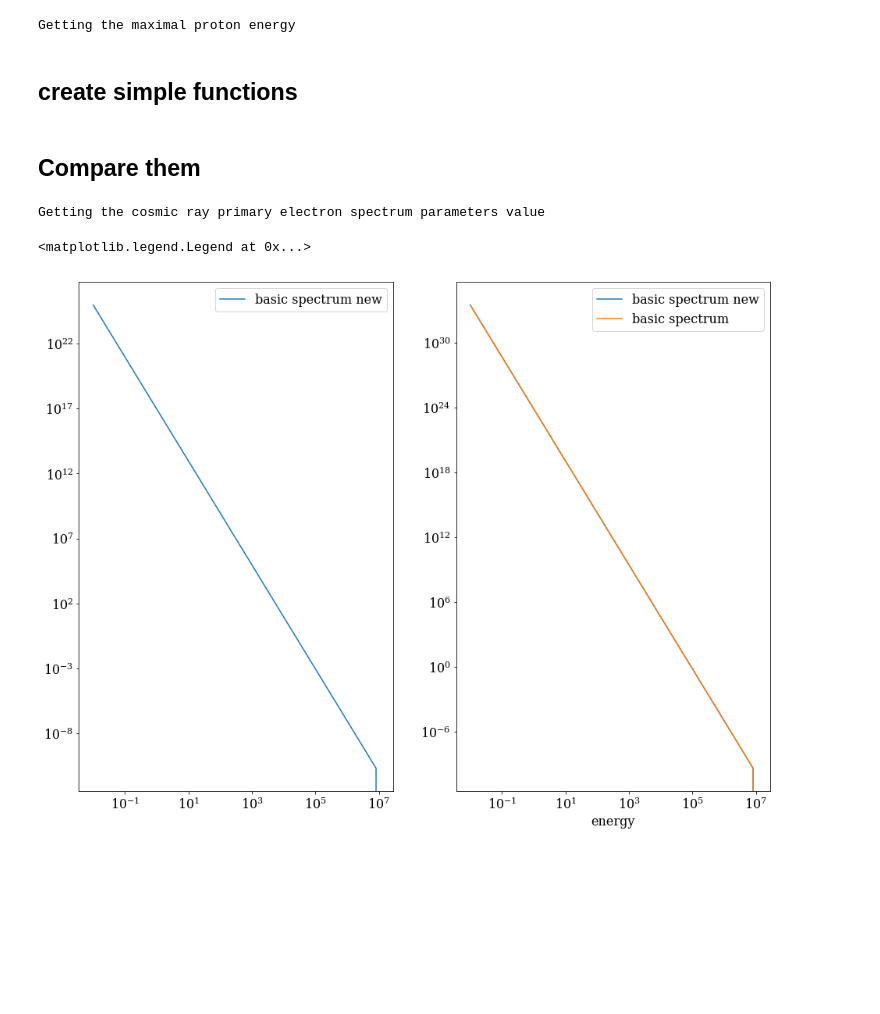
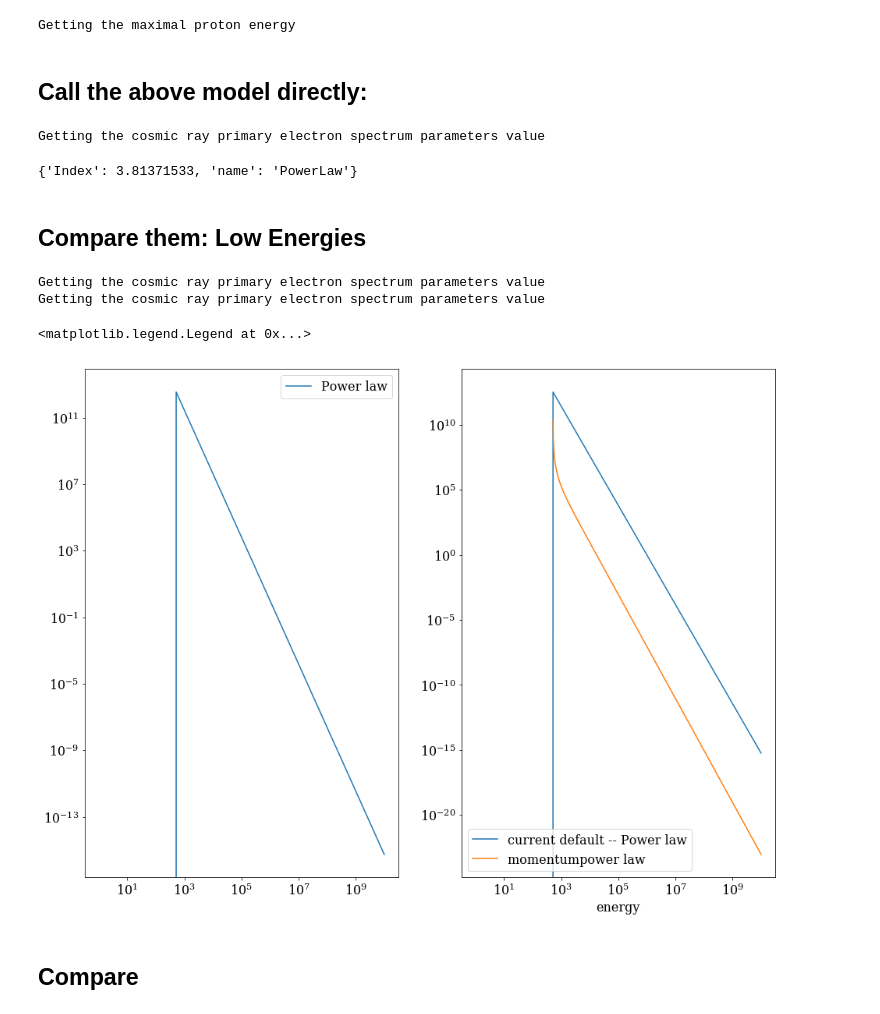
Before and after one commit to renlliang3/ClusterModel, a Jupyter notebook: notebook/HazalNotebooks/MomentumSpacePowerLaw.ipynb, the cells around one changed output. Cells and saved outputs as stored; diff of their text form; code cells hidden in the pictures; blank space fills up the shorter version.

Commit message:
Modified the Power law in momentum space and tested on the notebook

```diff
--- a/notebook/HazalNotebooks/MomentumSpacePowerLaw.ipynb
+++ b/notebook/HazalNotebooks/MomentumSpacePowerLaw.ipynb
@@ -51,7 +51,7 @@ Setting gNFW Planck coll. (2013) UPP.
 ## Set the spectrum model as the momentum space power law
 # %%
 
-clust.spectrum_cre1_model = {'name':  'MomentumPowerLaw', 'Index': 3.81371533}
+clust.spectrum_cre1_model = {'name':  'PowerLaw', 'Index': 3.81371533}
                              #2.3}
 
 
@@ -93,44 +96,56 @@ def momentumpowerlaw_model(energy_gev, k0 = 1, index= 3, E0=1.0):
     return fP*dP
 # %% [output]
 Getting the maximal proton energy
-# %% [markdown]
-## create simple functions
+# %% [markdown]
+## Call the above model directly:
 # %%
 
-def get_normed_spectrum_cre1(cl = clust , en = np.logspace(-2,7,100)*u.GeV):
-
-    se = cl._get_generic_spectrum(en, cl.spectrum_cre1_model)
+def get_cre1_powerlaw( en = np.logspace(-2,7,100)*u.eV):
+    '''For comparing/ sanity check, call energy power law
+    '''
+    clust.spectrum_cre1_model['name']='PowerLaw'
+    se = clust._get_generic_spectrum(en, clust.spectrum_cre1_model)
     se[en >Eemax] *= 0
     se[en <Eemin] *= 0
 
     return en, se*u.adu
 
 
-def get_powerlaw(en =np.logspace(-2, 7, 100)*u.GeV):
+def get_cre1_momentumpowerlaw(en =np.logspace(-2, 7, 100)*u.eV):
+    '''Call momentum power law from above
+    '''
     se = momentumpowerlaw_model(en)
     se[en >Eemax] *= 0
     se[en <Eemin] *= 0
 
     return en, se*u.adu
+# %%
+clust.spectrum_cre1_model
+# %% [output]
+Getting the cosmic ray primary electron spectrum parameters value
+{'Index': 3.81371533, 'name': 'PowerLaw'}
+# %% [markdown]
+## Compare them: Low Energies
+# %%
+energy=np.logspace(0,10,1000)*u.keV
+
+plt.figure(figsize = (15,12))
+plt.subplot(121)
+g, h = get_cre1_powerlaw(energy)
+plt.loglog(g,h, label = 'Power law')
+plt.legend()
+
+plt.subplot(122)
+g, h = clust.get_normed_cre1_spectrum(energy)
+plt.loglog(g,h, label = 'current default -- Power law')
+c, d = get_cre1_momentumpowerlaw(energy)
+plt.loglog(c,d,label = 'momentumpower law')
+plt.xlabel('energy')
+plt.legend()
+# %% [output]
+Getting the cosmic ray primary electron spectrum parameters value
+Getting the cosmic ray primary electron spectrum parameters value
+<matplotlib.legend.Legend at 0x...>
+[figure, added]
 # %% [markdown]
-## Compare them
+## Compare
-# %%
-energy=np.logspace(-2,7,100)*u.GeV
-
-plt.figure(figsize = (15,12))
-plt.subplot(121)
-g, h = get_powerlaw(energy)
-plt.loglog(g,h, label = 'basic spectrum new')
-plt.legend()
-
-plt.subplot(122)
-g, h = clust.get_normed_cre1_spectrum(energy)
-plt.loglog(g,h, label = 'basic spectrum new')
-c, d = get_normed_spectrum_cre1(clust,energy)
-plt.loglog(c,d,label = 'basic spectrum')
-plt.xlabel('energy')
-plt.legend()
-# %% [output]
-Getting the cosmic ray primary electron spectrum parameters value
-<matplotlib.legend.Legend at 0x...>
-[figure, removed]
```
Also changed, not shown: parts of 9 cells of this notebook, 1 other file.
